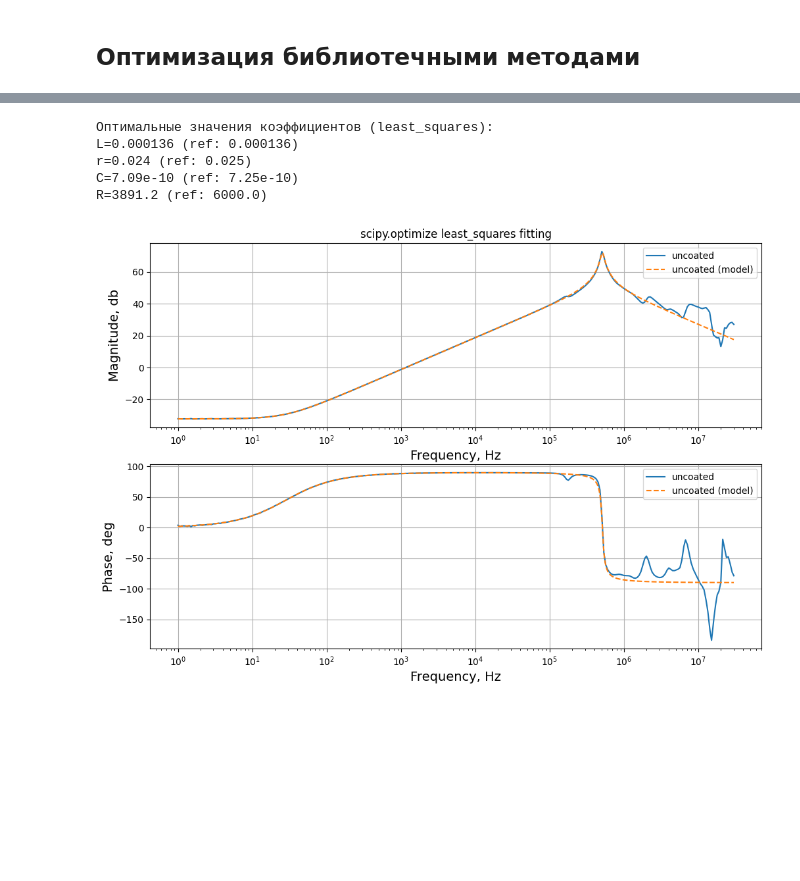
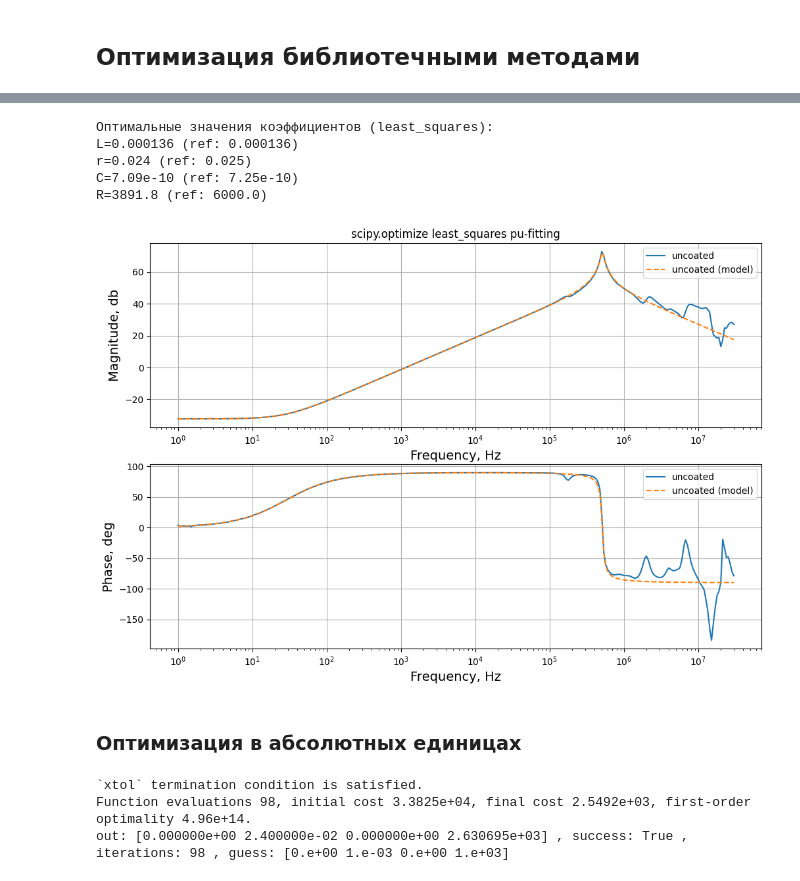
Before and after one commit to romangorbunov91/frequency-models, a Jupyter notebook: notebook.ipynb, the cells around one changed output, grey strips where cells are left out. Saved outputs shown, nothing was run; the diff lists cells and outputs as text; code cells hidden in the pictures; blank space fills up the shorter version.

Commit message:
v1.2.0
Начаты исследования оптимизации в абсолютных единицах параметров.

```diff
--- a/notebook.ipynb
+++ b/notebook.ipynb
@@ -441,12 +445,9 @@ init_list = np.random.gamma(shape=2.0, scale=1.5, size=(25,4))
 low, high = init_list.min(), init_list.max()
 init_list = low_bound + (init_list - low) / (high - low) * (high_bound - low_bound)
 
-
-from scipy.optimize import least_squares
-
-full_result_x = []
-full_result_nfev = []
-full_result_success = []
+full_result_pu_x = []
+full_result_pu_nfev = []
+full_result_pu_success = []
 
 #init_list = np.linspace(0.1,10.0,20)
 #init_list = np.random.lognormal(mean=0.0, sigma=1.0, size=4*20).reshape(-1, 4).tolist()
@@ -455,8 +456,8 @@ for val in init_list:
     w_coeff_1 = val.copy()
 
     # Solve the optimization problem
-    result = least_squares(
-        gain_db_residual_func,
+    result_pu = least_squares(
+        gain_db_residual_func_pu,
         w_coeff_1,
         bounds=([low_bound]*len(w_coeff_1), [high_bound]*len(w_coeff_1)),
         method='trf',
@@ -468,9 +469,9 @@ for val in init_list:
         verbose=0,
         args=(data[N_DATA][:, var.freq.value], data[N_DATA][:, var.mag_db.value]))
 
-    full_result_x.append(result.x)
-    full_result_nfev.append(result.nfev)
-    full_result_success.append(result.success)
+    full_result_pu_x.append(result_pu.x)
+    full_result_pu_nfev.append(result_pu.nfev)
+    full_result_pu_success.append(result_pu.success)
 # %%
 for item_x, item_succ, item_nfev, item_init in zip(full_result_x, full_result_success, full_result_nfev, init_list):
     print(
@@ -499,31 +500,73 @@ out: [1.365 2.441 7.092 0.389] , success: True , iterations: 19 , guess: [2.879
 # %%
 print('Оптимальные значения коэффициентов (least_squares):')
-print('L=' + str(np.round(result.x[0]*L_b, 6 )) + ' (ref: ' + str(w_sel[0]*L_b) + ')')
-print('r=' + str(np.round(result.x[1]*r_b, 3 )) + ' (ref: ' + str(w_sel[1]*r_b) + ')')
-print('C=' + str(np.round(result.x[2]*C_b, 12)) + ' (ref: ' + str(w_sel[2]*C_b) + ')')
-print('R=' + str(np.round(result.x[3]*R_b,  1)) + ' (ref: ' + str(w_sel[3]*R_b) + ')')
+print('L=' + str(np.round(result_pu.x[0]*L_b, 6 )) + ' (ref: ' + str(w_sel[0]*L_b) + ')')
+print('r=' + str(np.round(result_pu.x[1]*r_b, 3 )) + ' (ref: ' + str(w_sel[1]*r_b) + ')')
+print('C=' + str(np.round(result_pu.x[2]*C_b, 12)) + ' (ref: ' + str(w_sel[2]*C_b) + ')')
+print('R=' + str(np.round(result_pu.x[3]*R_b,  1)) + ' (ref: ' + str(w_sel[3]*R_b) + ')')
 # %% [output]
 Оптимальные значения коэффициентов (least_squares):
 L=0.000136 (ref: 0.000136)
 r=0.024 (ref: 0.025)
 C=7.09e-10 (ref: 7.25e-10)
-R=3891.2 (ref: 6000.0)
+R=3891.8 (ref: 6000.0)
 # %%
 fig, axs = plt.subplots(nrows=2, ncols=1, figsize=user_figsize)
 abs_phase_dataset = reactor_model_gain(
     data[N_DATA][:, var.freq.value],
-    [result.x[0]*L_b, result.x[1]*r_b, result.x[2]*C_b, result.x[3]*R_b])
+    [result_pu.x[0]*L_b, result_pu.x[1]*r_b, result_pu.x[2]*C_b, result_pu.x[3]*R_b])
 
 for idx, ax in enumerate(axs):
     ax.plot(data[N_DATA][:, var.freq.value], data[N_DATA][:, idx + 1], label=file_list[N_DATA])
     ax.plot(data[N_DATA][:, var.freq.value], abs_phase_dataset[idx], '--', label=file_list[N_DATA] + ' (model)')
     if idx == 0:
-        ax.set_title('scipy.optimize least_squares fitting')
+        ax.set_title('scipy.optimize least_squares pu-fitting')
     ax.set_xlabel('Frequency, Hz', fontsize=user_fontsize)
     ax.set_ylabel(user_ylabel[idx], fontsize=user_fontsize)
     ax.axes.grid(True)
     ax.set_xscale('log')
     ax.legend()
 plt.show()
 # %% [output]
-[figure, old version]
+[figure, new version]
+# %% [markdown]
+### Оптимизация в абсолютных единицах
+# %%
+init_list = [[1e-6, 1e-3, 1e-12, 1e3]]
+
+full_result_x = []
+full_result_nfev = []
+full_result_success = []
+
+for val in init_list:
+    # Инициализируем коэффициенты.
+    w_coeff_1 = val.copy()
+
+    # Solve the optimization problem
+    result = least_squares(
+        gain_db_residual_func,
+        w_coeff_1,
+        bounds=([1e-12]*len(w_coeff_1), [1e4]*len(w_coeff_1)),
+        method='trf',
+        max_nfev=int(1e9),
+        ftol=1e-12,
+        xtol=1e-12,
+        gtol=1e-12,
+        loss='cauchy',
+        x_scale=[1e-6, 1e-3, 1e-12, 100.0],
+        verbose=1,
+        args=(data[N_DATA][:, var.freq.value], data[N_DATA][:, var.mag_db.value]))
+
+    full_result_x.append(result.x)
+    full_result_nfev.append(result.nfev)
+    full_result_success.append(result.success)
+
+for item_x, item_succ, item_nfev, item_init in zip(full_result_x, full_result_success, full_result_nfev, init_list):
+    print(
+        'out:', np.round(item_x,3),
+        ', success:', item_succ,
+        ', iterations:', item_nfev,
+        ', guess:', np.round(item_init,3))
+# %% [output]
+`xtol` termination condition is satisfied.
+Function evaluations 98, initial cost 3.3825e+04, final cost 2.5492e+03, first-order optimality 4.96e+14.
+out: [0.000000e+00 2.400000e-02 0.000000e+00 2.630695e+03] , success: True , iterations: 98 , guess: [0.e+00 1.e-03 0.e+00 1.e+03]
```
Also changed, not shown: parts of 6 cells of this notebook, 2 other files.
